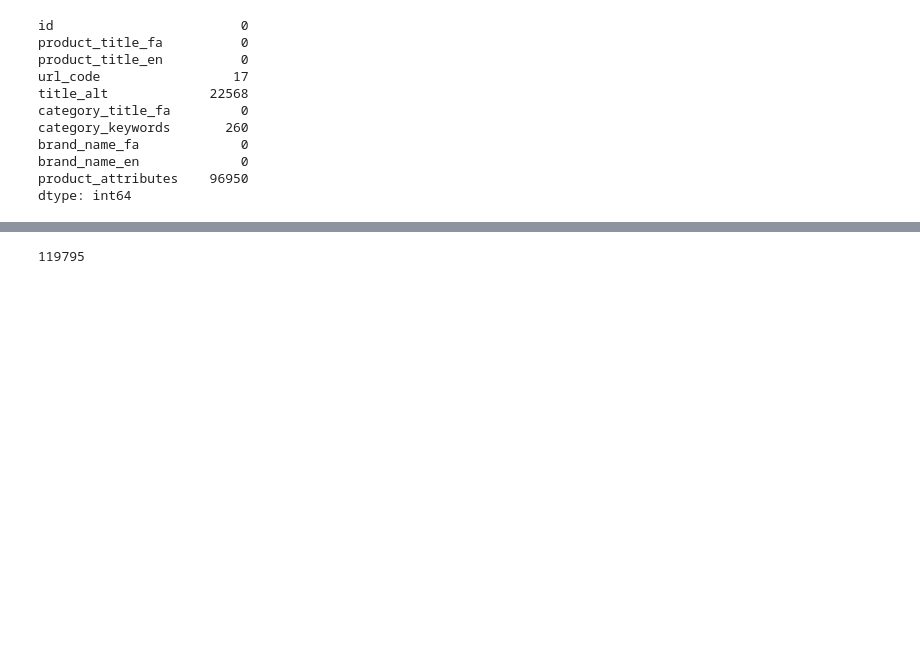
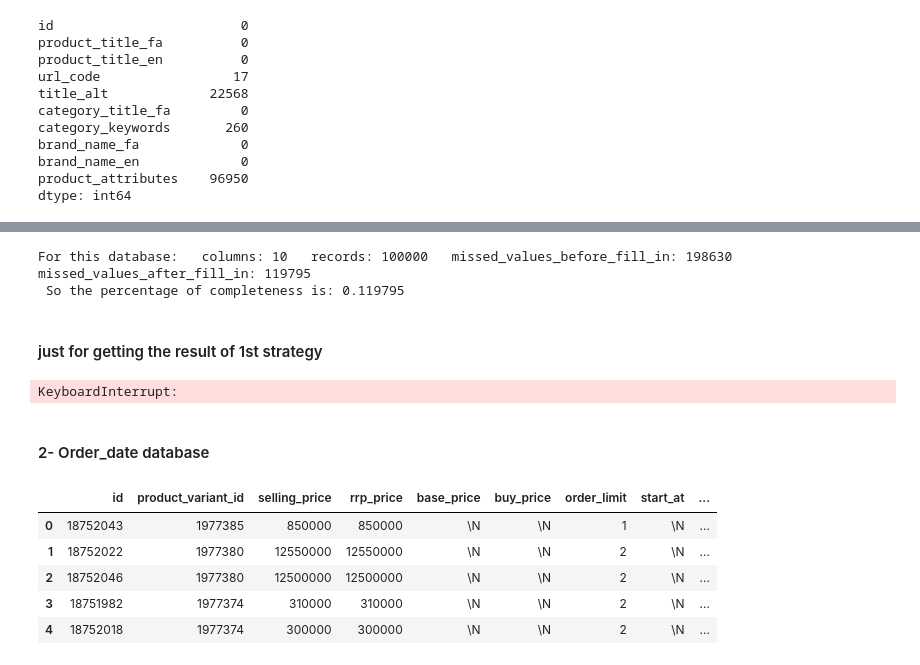
Before and after one commit to nahbos/Data-Mining-on-DigiKala-datasets, a Jupyter notebook: DM-1thProj-Q4.ipynb, the cells around one changed output, grey strips where cells are left out. Cells and saved outputs as stored; diff of their text form; code cells hidden in the pictures; blank space fills up the shorter version.

Commit message:
Q4 in progress! - 2 table handled ;)

```diff
--- a/DM-1thProj-Q4.ipynb
+++ b/DM-1thProj-Q4.ipynb
@@ -15,10 +15,10 @@ importing Jupyter notebook from FarsiToEngConverte.ipynb
 ### Reading the databases
 # %%
 product = pd.read_excel(r"./dataset/product.xlsx")
-# order_date = pd.read_csv(r"./dataset/tarikhche kharid.csv")
-# comments = pd.read_excel(r"./dataset/comment.xlsx")
-# orders = pd.read_csv(r"./dataset/orders.csv")
-# quality = pd.read_excel(r"./dataset/keifiat.xlsx")
+order_date = pd.read_csv(r"./dataset/tarikhche kharid.csv")
+comments = pd.read_excel(r"./dataset/comment.xlsx")
+orders = pd.read_csv(r"./dataset/orders.csv")
+quality = pd.read_excel(r"./dataset/keifiat.xlsx")
 # %% [markdown]
 ### Define som functions in order to handle missed values
 # %% [markdown]
@@ -106,10 +126,22 @@ dtype: int64
-# %%
-# all_records    = product.shape[0]
-# all_columns    = product.shape[1]
-# missed_values_before_fill_in = product.isnull().sum().sum()
-missed_values_after_fill_in  = product_manipulated.isnull().sum().sum()
-missed_values_after_fill_in
-# print("For Product database:   columns: %d   records: %d   missed_values_before_fill_in: %d   missed_values_after_fill_in: %d \n So the percentage of completeness is: %f"
-#       %(all_columns, all_records, missed_values_before_fill_in, missed_values_after_fill_in, np.divide(missed_records, np.multiply(all_columns, all_records))))
-# %% [output]
-119795
+# %%
+reporter(product, product_manipulated, 3)
+# %% [output]
+For this database:   columns: 10   records: 100000   missed_values_before_fill_in: 198630   missed_values_after_fill_in: 119795
+ So the percentage of completeness is: 0.119795
+# %% [markdown]
+#### just for getting the result of 1st strategy
+# %%
+reporter(product, product_manipulated, 12)
+# %% [output]
+KeyboardInterrupt:
+# %% [markdown]
+#### 2- Order_date database
+# %%
+order_date.head()
+# %% [output]
+|  | id | product_variant_id | selling_price | rrp_price | base_price | buy_price | order_limit | start_at | ... |
+| 0 | 18752043 | 1977385 | 850000 | 850000 | \N | \N | 1 | \N | ... |
+| 1 | 18752022 | 1977380 | 12550000 | 12550000 | \N | \N | 2 | \N | ... |
+| 2 | 18752046 | 1977380 | 12500000 | 12500000 | \N | \N | 2 | \N | ... |
+| 3 | 18751982 | 1977374 | 310000 | 310000 | \N | \N | 2 | \N | ... |
+| 4 | 18752018 | 1977374 | 300000 | 300000 | \N | \N | 2 | \N | ... |
```
Also changed, not shown: parts of 18 cells of this notebook.
